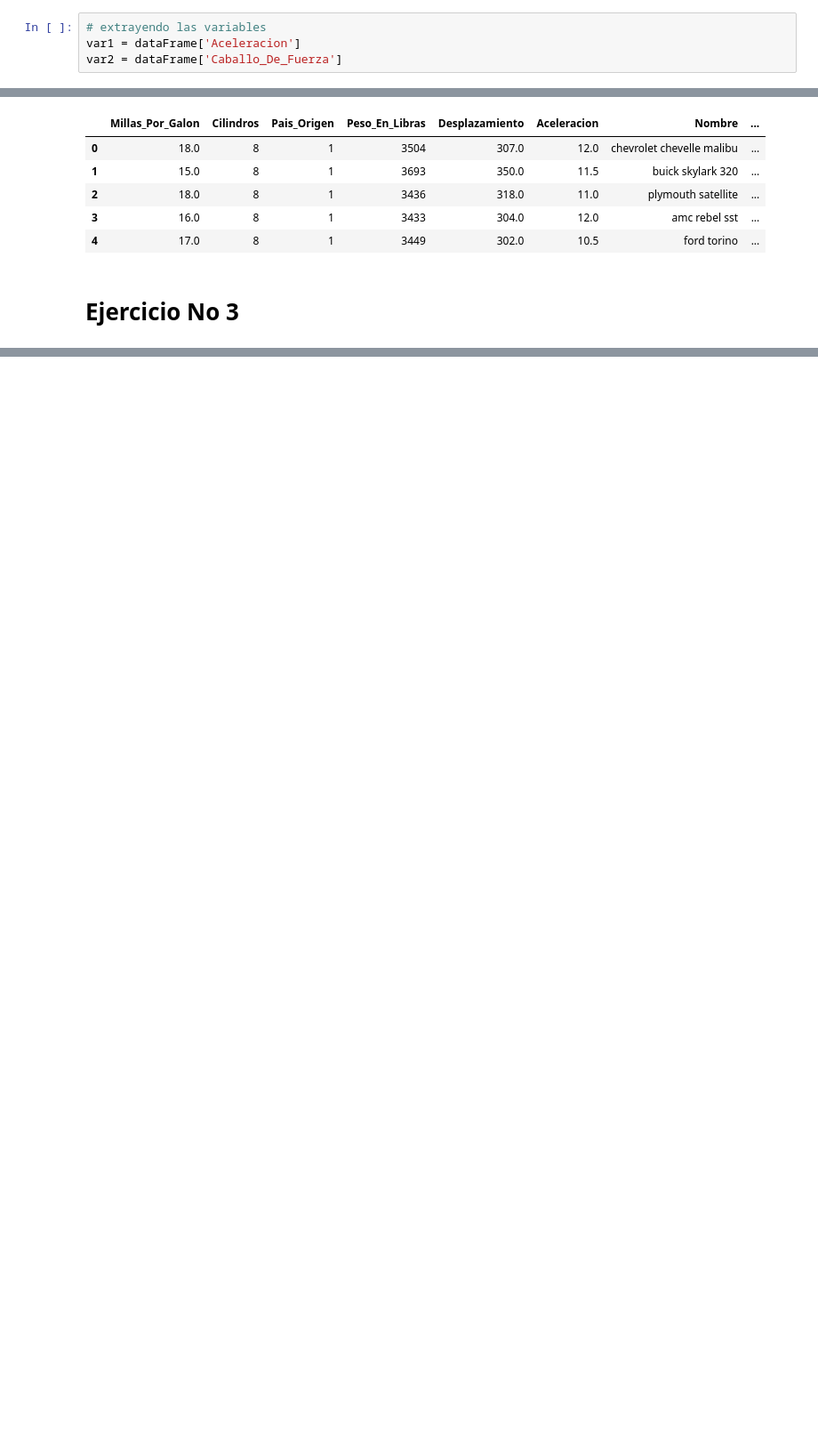
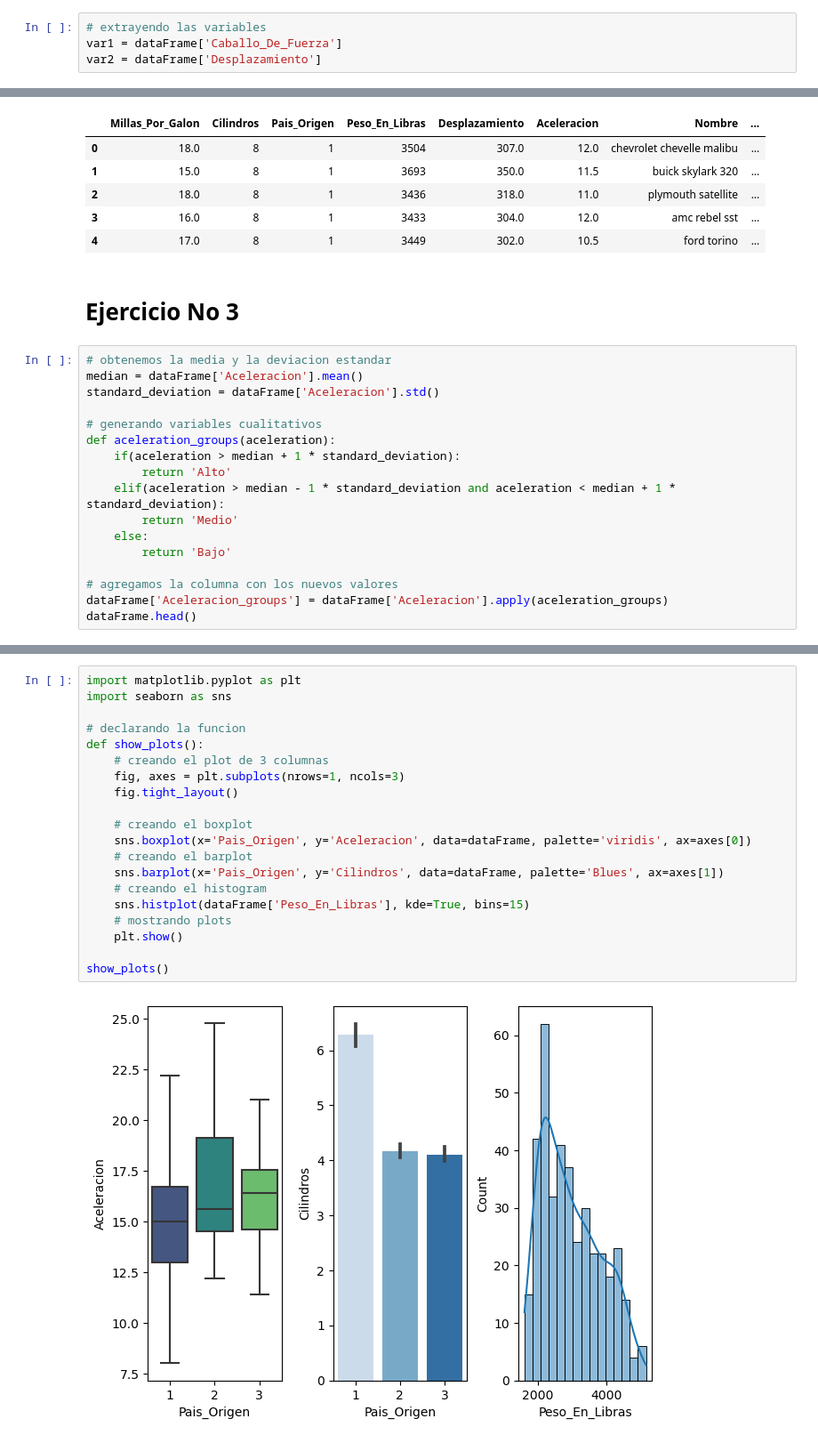
Before and after one commit to chrisprodev/ds_project_02, a Jupyter notebook: main.ipynb, the cells around one changed output, grey strips where cells are left out. Shown at 89% size. Drawn from its saved outputs; the diff is of its cells as text; blank space fills up the shorter version.

```diff
--- a/main.ipynb
+++ b/main.ipynb
@@ -94,7 +91,7 @@ dtypes: float64(4), int64(3), object(2)
 memory usage: 30.6+ KB
 # %%
 # extrayendo las variables
-var1 = dataFrame['Aceleracion']
-var2 = dataFrame['Caballo_De_Fuerza']
+var1 = dataFrame['Caballo_De_Fuerza']
+var2 = dataFrame['Desplazamiento']
 # %%
 # agregando las variable numericas solicitadas
@@ -113,3 +110,20 @@ dataFrame.head()
 | 4 | 17.0 | 8 | 1 | 3449 | 302.0 | 10.5 | ford torino | ... |
 # %% [markdown]
 # Ejercicio No 3
+# %%
+# obtenemos la media y la deviacion estandar
+median = dataFrame['Aceleracion'].mean()
+standard_deviation = dataFrame['Aceleracion'].std()
+
+# generando variables cualitativos
+def aceleration_groups(aceleration):
+    if(aceleration > median + 1 * standard_deviation):
+        return 'Alto'
+    elif(aceleration > median - 1 * standard_deviation and aceleration < median + 1 * standard_deviation):
+        return 'Medio'
+    else:
+        return 'Bajo'
+
+# agregamos la columna con los nuevos valores
+dataFrame['Aceleracion_groups'] = dataFrame['Aceleracion'].apply(aceleration_groups)
+dataFrame.head()
@@ -115,0 +139,22 @@ dataFrame.head()
+# %%
+import matplotlib.pyplot as plt
+import seaborn as sns
+
+# declarando la funcion
+def show_plots():
+    # creando el plot de 3 columnas
+    fig, axes = plt.subplots(nrows=1, ncols=3)
+    fig.tight_layout()
+
+    # creando el boxplot
+    sns.boxplot(x='Pais_Origen', y='Aceleracion', data=dataFrame, palette='viridis', ax=axes[0])
+    # creando el barplot
+    sns.barplot(x='Pais_Origen', y='Cilindros', data=dataFrame, palette='Blues', ax=axes[1])
+    # creando el histogram
+    sns.histplot(dataFrame['Peso_En_Libras'], kde=True, bins=15)
+    # mostrando plots
+    plt.show()
+
+show_plots()
+# %% [output]
+[figure, added]
```
Also changed, not shown: parts of 7 cells of this notebook.
